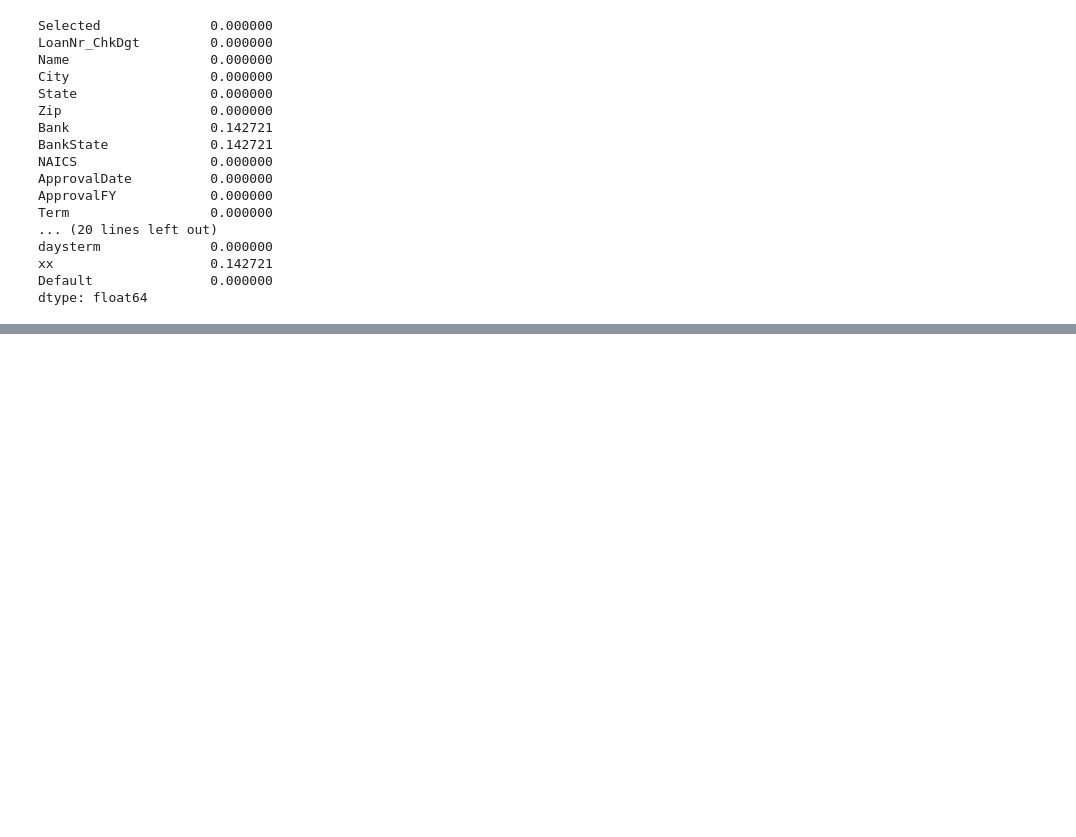
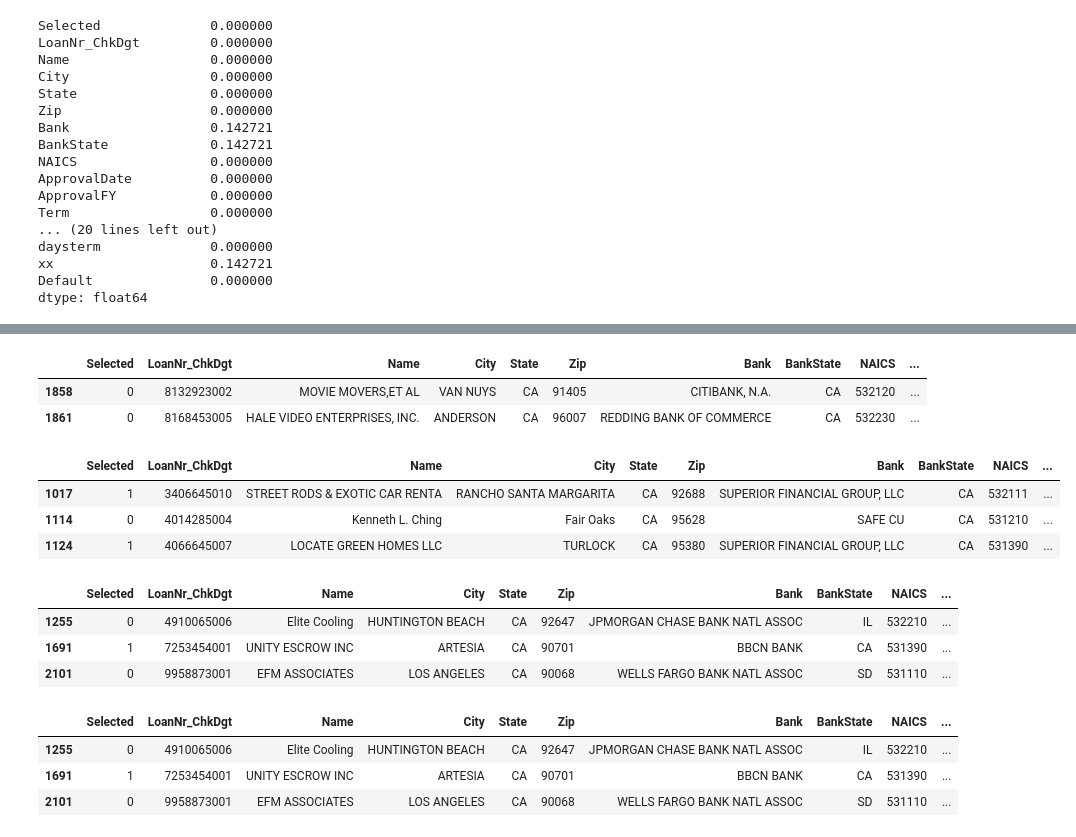
Before and after one commit to fdeiab/image-repo, a Jupyter notebook: Loan_Default_Predicition.ipynb, the cells around one changed output, grey strips where cells are left out. Cells and saved outputs as stored; diff of their text form; code cells hidden in the pictures; blank space fills up the shorter version.

```diff
--- a/Loan_Default_Predicition.ipynb
+++ b/Loan_Default_Predicition.ipynb
@@ -110,0 +155,27 @@ dtype: float64
+# %%
+df[df['RevLineCr'].isna()]
+# %% [output]
+|  | Selected | LoanNr_ChkDgt | Name | City | State | Zip | Bank | BankState | NAICS | ... |
+| 1858 | 0 | 8132923002 | MOVIE MOVERS,ET AL | VAN NUYS | CA | 91405 | CITIBANK, N.A. | CA | 532120 | ... |
+| 1861 | 0 | 8168453005 | HALE VIDEO ENTERPRISES, INC. | ANDERSON | CA | 96007 | REDDING BANK OF COMMERCE | CA | 532230 | ... |
+# %%
+df[df['LowDoc'].isna()]
+# %% [output]
+|  | Selected | LoanNr_ChkDgt | Name | City | State | Zip | Bank | BankState | NAICS | ... |
+| 1017 | 1 | 3406645010 | STREET RODS & EXOTIC CAR RENTA | RANCHO SANTA MARGARITA | CA | 92688 | SUPERIOR FINANCIAL GROUP, LLC | CA | 532111 | ... |
+| 1114 | 0 | 4014285004 | Kenneth L. Ching | Fair Oaks | CA | 95628 | SAFE CU | CA | 531210 | ... |
+| 1124 | 1 | 4066645007 | LOCATE GREEN HOMES LLC | TURLOCK | CA | 95380 | SUPERIOR FINANCIAL GROUP, LLC | CA | 531390 | ... |
+# %%
+df[df['DisbursementDate'].isna()]
+# %% [output]
+|  | Selected | LoanNr_ChkDgt | Name | City | State | Zip | Bank | BankState | NAICS | ... |
+| 1255 | 0 | 4910065006 | Elite Cooling | HUNTINGTON BEACH | CA | 92647 | JPMORGAN CHASE BANK NATL ASSOC | IL | 532210 | ... |
+| 1691 | 1 | 7253454001 | UNITY ESCROW INC | ARTESIA | CA | 90701 | BBCN BANK | CA | 531390 | ... |
+| 2101 | 0 | 9958873001 | EFM ASSOCIATES | LOS ANGELES | CA | 90068 | WELLS FARGO BANK NATL ASSOC | SD | 531110 | ... |
+# %%
+df[df['xx'].isna()]
+# %% [output]
+|  | Selected | LoanNr_ChkDgt | Name | City | State | Zip | Bank | BankState | NAICS | ... |
+| 1255 | 0 | 4910065006 | Elite Cooling | HUNTINGTON BEACH | CA | 92647 | JPMORGAN CHASE BANK NATL ASSOC | IL | 532210 | ... |
+| 1691 | 1 | 7253454001 | UNITY ESCROW INC | ARTESIA | CA | 90701 | BBCN BANK | CA | 531390 | ... |
+| 2101 | 0 | 9958873001 | EFM ASSOCIATES | LOS ANGELES | CA | 90068 | WELLS FARGO BANK NATL ASSOC | SD | 531110 | ... |
```
Also changed, not shown: parts of 16 cells of this notebook.
